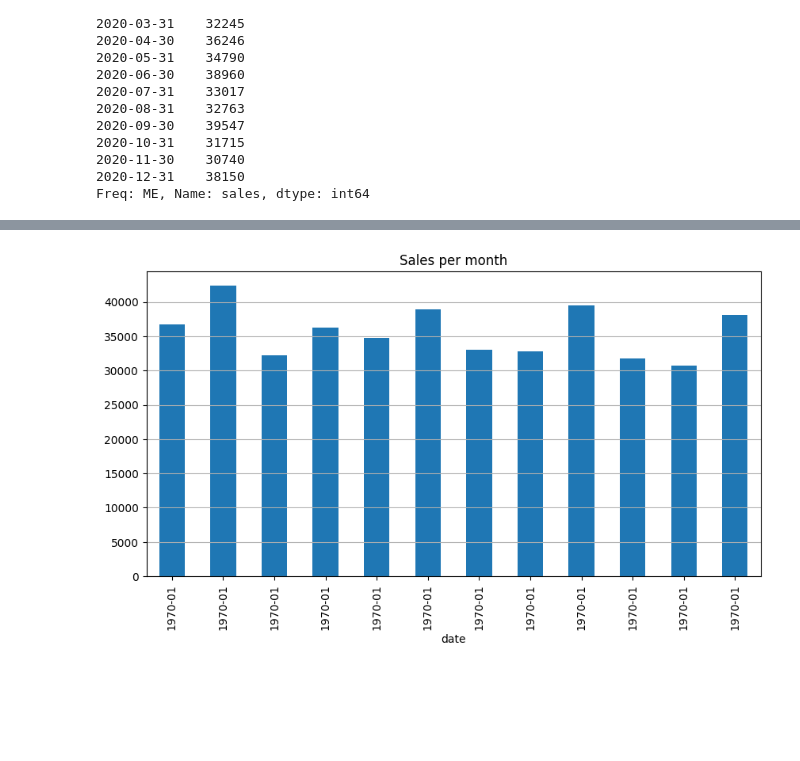
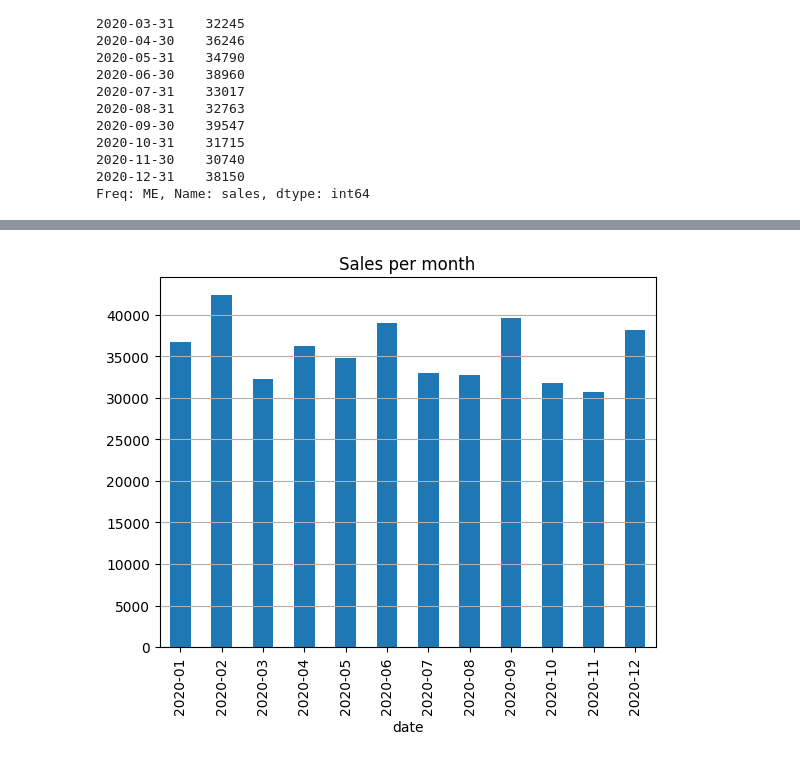
Before and after one commit to alexismenanieves/4Geeks, a Jupyter notebook: notebooks/Pandas_Drill.ipynb, the cells around one changed output, grey strips where cells are left out. Saved outputs shown, nothing was run; the diff lists cells and outputs as text; code cells hidden in the pictures; blank space fills up the shorter version.

```diff
--- a/notebooks/Pandas_Drill.ipynb
+++ b/notebooks/Pandas_Drill.ipynb
@@ -78,11 +87,8 @@ Freq: ME, Name: sales, dtype: int64
 # %%
-# Step 3. Perform busines analysis
-# 3.1 Plot sales per month
-fig, ax = plt.subplots(figsize=(10, 5))
-df['sales'].resample('ME').sum().plot(kind='bar', title='Sales per month', ax=ax)
-#ax.set_xticks()
-ax.xaxis.set_major_formatter(DateFormatter("%Y-%m"))
-ax.grid(axis='y')
+# Plot sales per month
+df['sales'].resample('ME').sum().plot(kind='bar', title='Sales per month')
+plt.gca().xaxis.set_ticklabels(df['sales'].resample('ME').sum().index.to_period('M'))
+plt.grid(axis='y')
 plt.show()
 # %% [output]
-[figure, old version]
+[figure, new version]
```
Also changed, not shown: parts of 2 cells of this notebook.
